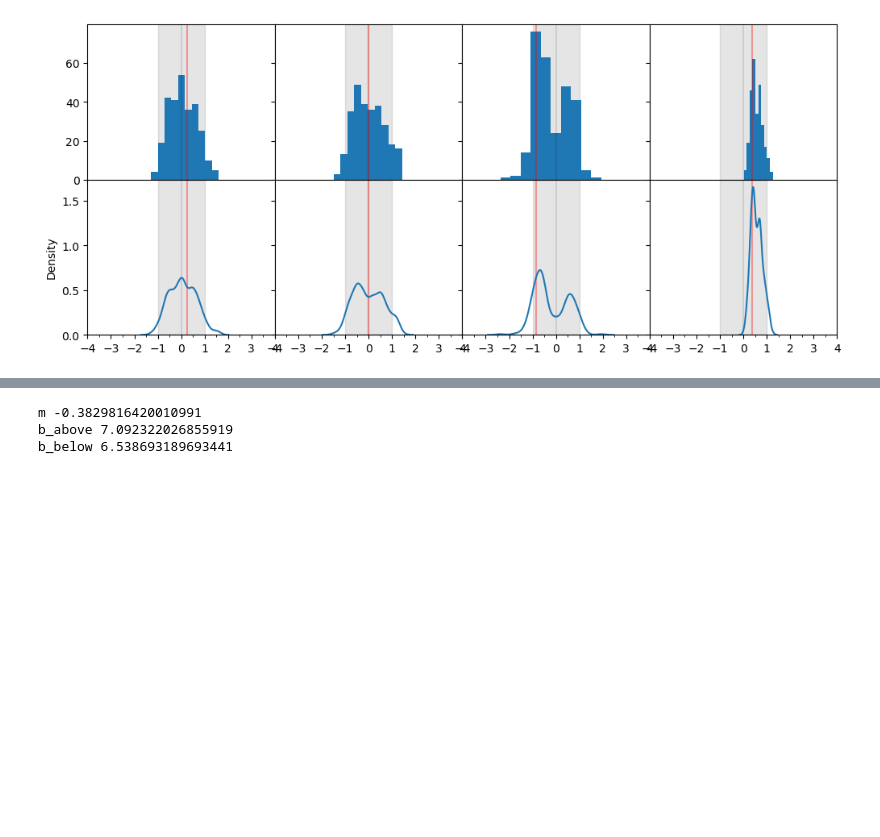
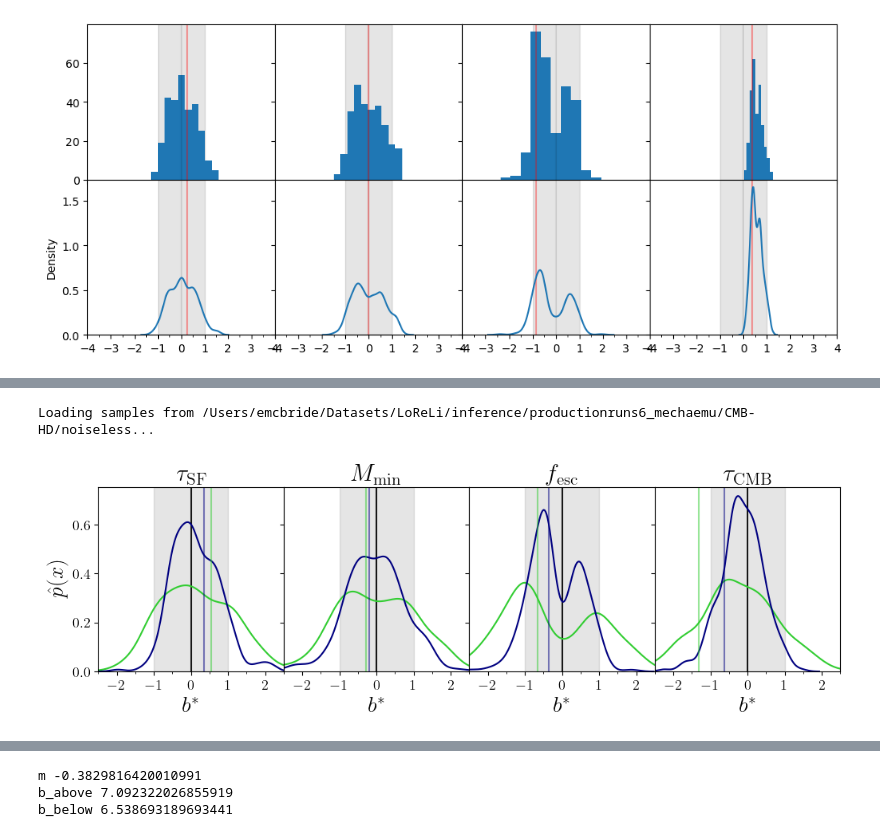
Before and after one commit to lisaleemcb/alfred, a Jupyter notebook: notebooks/mcmc_analysis_biases.ipynb, the cells around one changed output, grey strips where cells are left out. Saved outputs shown, nothing was run; the diff lists cells and outputs as text; code cells hidden in the pictures; blank space fills up the shorter version.

```diff
--- a/notebooks/mcmc_analysis_biases.ipynb
+++ b/notebooks/mcmc_analysis_biases.ipynb
@@ -415,0 +479,41 @@ fig.savefig('biases.pdf', bbox_inches='tight', pad_inches=0.05, dpi=300)
+# %%
+fig, ax = plt.subplots(1,4, sharex=True, sharey='row', figsize=(12,3))
+fig.subplots_adjust(wspace=0.0, hspace=0.0)
+
+sHD, l = utils.load_samples(f"{base_dir}/inference/productionruns6_mechaemu/CMB-HD/noiseless")
+fidbias68 = normed_bias(sHD, config.sn, ci=68)
+fidbias95 = normed_bias(sHD, config.sn, ci=95)
+# fidbias2 = (np.mean(s[:,:-1], axis=0) - df.loc['10818'].to_numpy()[2:]) / np.std(s[:,:-1], axis=0)
+
+[a.axvline(0.0, color='black', alpha=.9) for a in ax.flatten()]
+[a.axvspan(-1,1, color='black', alpha=.1) for a in ax.flatten()]
+
+# [ax[i,-1].axvline(np.mean(np.abs(fidbias)), color='red', alpha=.35) for i in range(2)]
+# [ax[i,-1].axvline(np.mean(np.abs(fidbias2)), color='gold', alpha=.35) for i in range(2)]
+
+for i in range(4):
+    sns.kdeplot(np.asarray(biases68)[:,i], ax=ax[i], bw_adjust=.9, color='limegreen')
+    sns.kdeplot(np.asarray(biases95)[:,i], ax=ax[i], bw_adjust=.9, color='navy')
+
+    ax[i].axvline(fidbias68[i], color='limegreen', alpha=.5, label='CI 68%')
+    ax[i].axvline(fidbias95[i], color='navy', alpha=.5, label='CI 95%')
+    # ax[0,i].hist(np.asarray(normed2)[:,i], density=True)
+    # sns.kdeplot(np.asarray(normed2)[:,i], ax=ax[1,i])
+
+ax[0].set_xlim(-2.5,2.5)
+from matplotlib.ticker import LinearLocator, MultipleLocator
+#ax[0,0].xaxis.set_major_locator(LinearLocator(11))
+
+[ax[i].set_title(astro_pnames_formatted[2+i], fontsize=22) for i in range(4)]
+# ax[3].set_title(r"$\Sigma_{i} |\mathrm{NB}_{i}|$")
+
+[a.set_xlabel(r"$b^*$", fontsize=20) for a in ax]
+ax[0].set_ylabel(r"$\,\hat{p}(x)\,$", fontsize=20)
+
+ax[0].xaxis.set_major_locator(MultipleLocator(1))
+ax[0].xaxis.set_minor_locator(MultipleLocator(0.5))
+
+fig.savefig('biases.pdf', bbox_inches='tight', pad_inches=0.05, dpi=300)
+# %% [output]
+Loading samples from /Users/emcbride/Datasets/LoReLi/inference/productionruns6_mechaemu/CMB-HD/noiseless...
+[figure, added]
```
Also changed, not shown: parts of 12 cells of this notebook, 4 other files.
